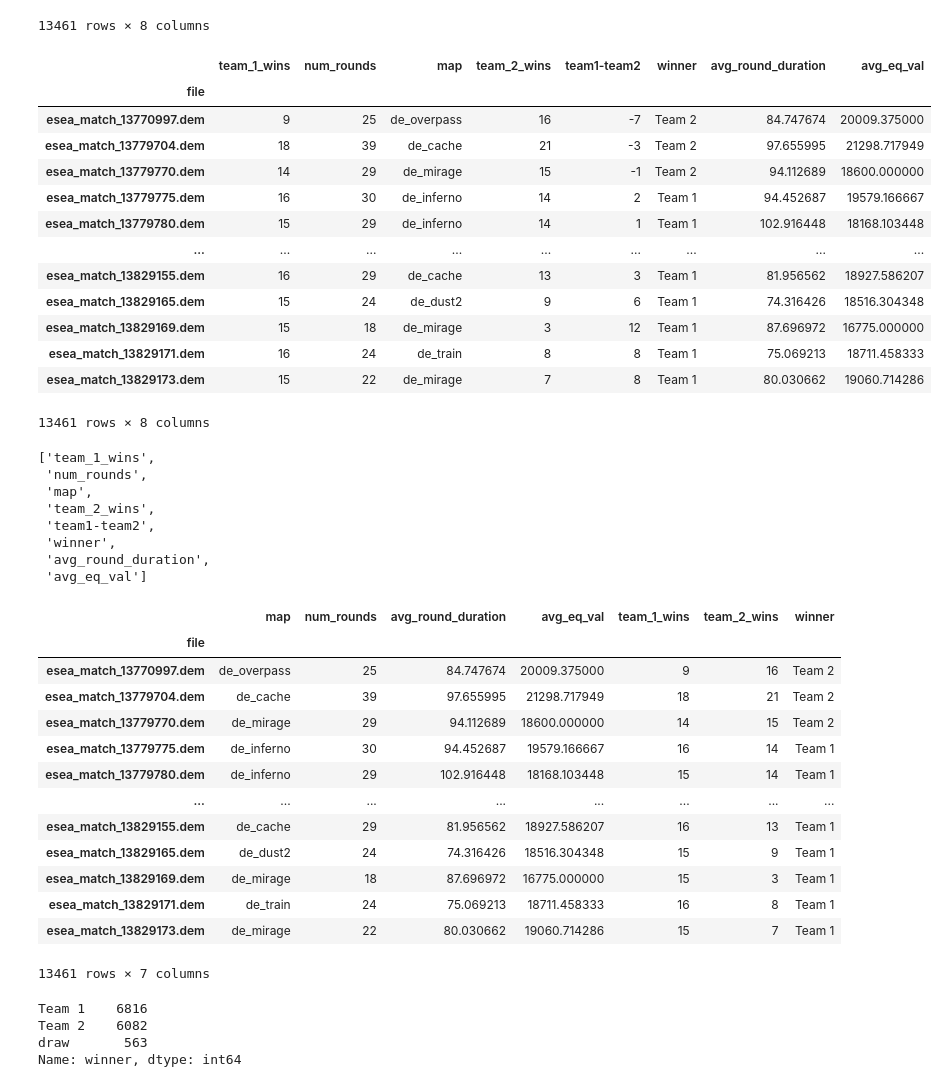
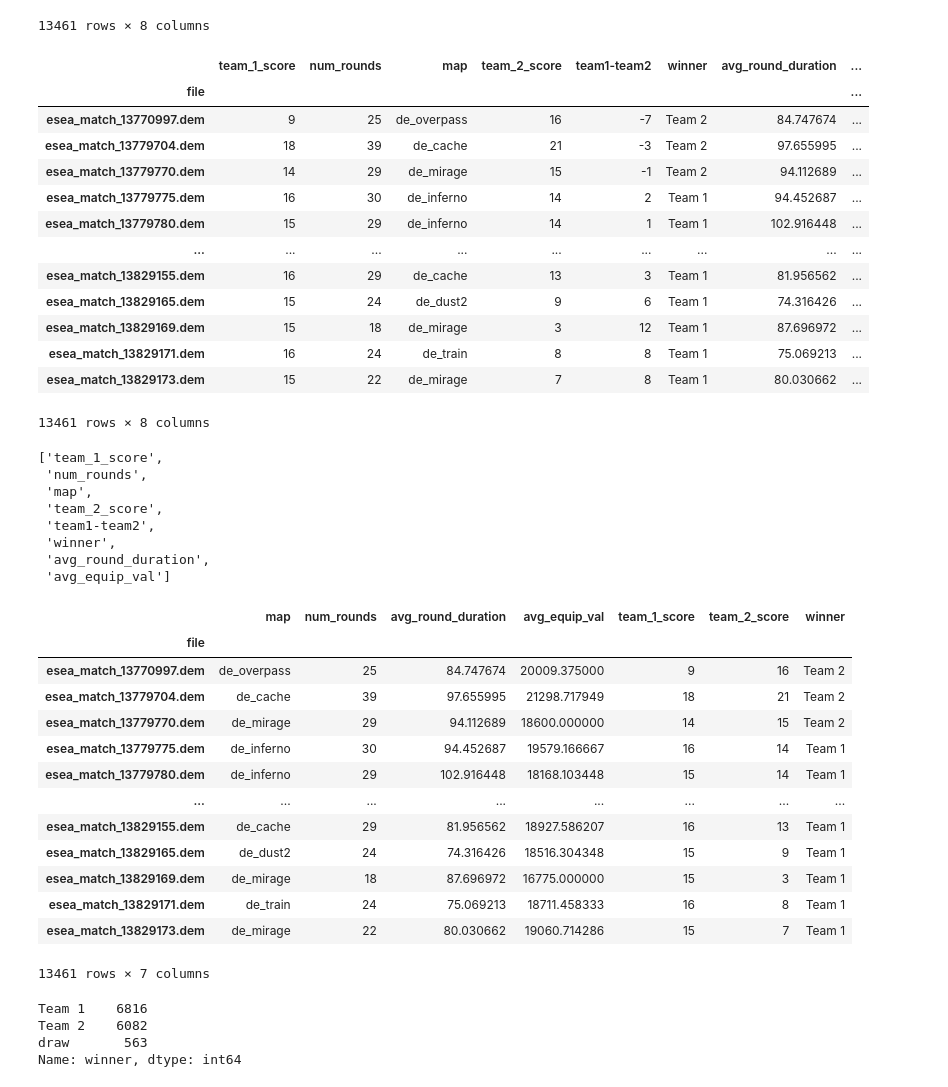
Before and after one commit to gandhimonil9823/CS_GO_Analysis, a Jupyter notebook: preprocessing/Aggregate_match_data.ipynb, the cells around one changed output. Drawn from its saved outputs; the diff is of its cells as text; code cells hidden in the pictures.

```diff
--- a/preprocessing/Aggregate_match_data.ipynb
+++ b/preprocessing/Aggregate_match_data.ipynb
@@ -335,40 +332,40 @@ match
 | esea_match_13829173.dem | 15 | 22 | de_mirage | 7 | 8 | Team 1 | 80.030662 | 19060.714286 |
 13461 rows × 8 columns
 # %%
-match.rename(columns={"round": "num_rounds", "round_duration": "avg_round_duration"},inplace=True)
+match.rename(columns={"round": "num_rounds", "round_duration": "avg_round_duration", "team_2_wins": "team_2_score", "team_1_wins": "team_1_score", "avg_eq_val": "avg_equip_val"},inplace=True)
 match
 # %% [output]
-|  | team_1_wins | num_rounds | map | team_2_wins | team1-team2 | winner | avg_round_duration | avg_eq_val |
-| file |  |  |  |  |  |  |  |  |
-| esea_match_13770997.dem | 9 | 25 | de_overpass | 16 | -7 | Team 2 | 84.747674 | 20009.375000 |
-| esea_match_13779704.dem | 18 | 39 | de_cache | 21 | -3 | Team 2 | 97.655995 | 21298.717949 |
-| esea_match_13779770.dem | 14 | 29 | de_mirage | 15 | -1 | Team 2 | 94.112689 | 18600.000000 |
-| esea_match_13779775.dem | 16 | 30 | de_inferno | 14 | 2 | Team 1 | 94.452687 | 19579.166667 |
-| esea_match_13779780.dem | 15 | 29 | de_inferno | 14 | 1 | Team 1 | 102.916448 | 18168.103448 |
+|  | team_1_score | num_rounds | map | team_2_score | team1-team2 | winner | avg_round_duration | ... |
+| file |  |  |  |  |  |  |  | ... |
+| esea_match_13770997.dem | 9 | 25 | de_overpass | 16 | -7 | Team 2 | 84.747674 | ... |
+| esea_match_13779704.dem | 18 | 39 | de_cache | 21 | -3 | Team 2 | 97.655995 | ... |
+| esea_match_13779770.dem | 14 | 29 | de_mirage | 15 | -1 | Team 2 | 94.112689 | ... |
+| esea_match_13779775.dem | 16 | 30 | de_inferno | 14 | 2 | Team 1 | 94.452687 | ... |
+| esea_match_13779780.dem | 15 | 29 | de_inferno | 14 | 1 | Team 1 | 102.916448 | ... |
 | ... | ... | ... | ... | ... | ... | ... | ... | ... |
-| esea_match_13829155.dem | 16 | 29 | de_cache | 13 | 3 | Team 1 | 81.956562 | 18927.586207 |
-| esea_match_13829165.dem | 15 | 24 | de_dust2 | 9 | 6 | Team 1 | 74.316426 | 18516.304348 |
-| esea_match_13829169.dem | 15 | 18 | de_mirage | 3 | 12 | Team 1 | 87.696972 | 16775.000000 |
-| esea_match_13829171.dem | 16 | 24 | de_train | 8 | 8 | Team 1 | 75.069213 | 18711.458333 |
-| esea_match_13829173.dem | 15 | 22 | de_mirage | 7 | 8 | Team 1 | 80.030662 | 19060.714286 |
+| esea_match_13829155.dem | 16 | 29 | de_cache | 13 | 3 | Team 1 | 81.956562 | ... |
+| esea_match_13829165.dem | 15 | 24 | de_dust2 | 9 | 6 | Team 1 | 74.316426 | ... |
+| esea_match_13829169.dem | 15 | 18 | de_mirage | 3 | 12 | Team 1 | 87.696972 | ... |
+| esea_match_13829171.dem | 16 | 24 | de_train | 8 | 8 | Team 1 | 75.069213 | ... |
+| esea_match_13829173.dem | 15 | 22 | de_mirage | 7 | 8 | Team 1 | 80.030662 | ... |
 13461 rows × 8 columns
 # %%
 list(match.columns.values)
 # %% [output]
-['team_1_wins',
+['team_1_score',
  'num_rounds',
  'map',
- 'team_2_wins',
+ 'team_2_score',
  'team1-team2',
  'winner',
  'avg_round_duration',
- 'avg_eq_val']
+ 'avg_equip_val']
 # %%
 #reorder columns
-match = match[['map', 'num_rounds', 'avg_round_duration', 'avg_eq_val', 'team_1_wins', 'team_2_wins', 'winner']]
+match = match[['map', 'num_rounds', 'avg_round_duration', 'avg_equip_val', 'team_1_score', 'team_2_score', 'winner']]
 match
 # %% [output]
-|  | map | num_rounds | avg_round_duration | avg_eq_val | team_1_wins | team_2_wins | winner |
+|  | map | num_rounds | avg_round_duration | avg_equip_val | team_1_score | team_2_score | winner |
 | file |  |  |  |  |  |  |  |
 | esea_match_13770997.dem | de_overpass | 25 | 84.747674 | 20009.375000 | 9 | 16 | Team 2 |
 | esea_match_13779704.dem | de_cache | 39 | 97.655995 | 21298.717949 | 18 | 21 | Team 2 |
```
Also changed, not shown: parts of 6 cells of this notebook.
